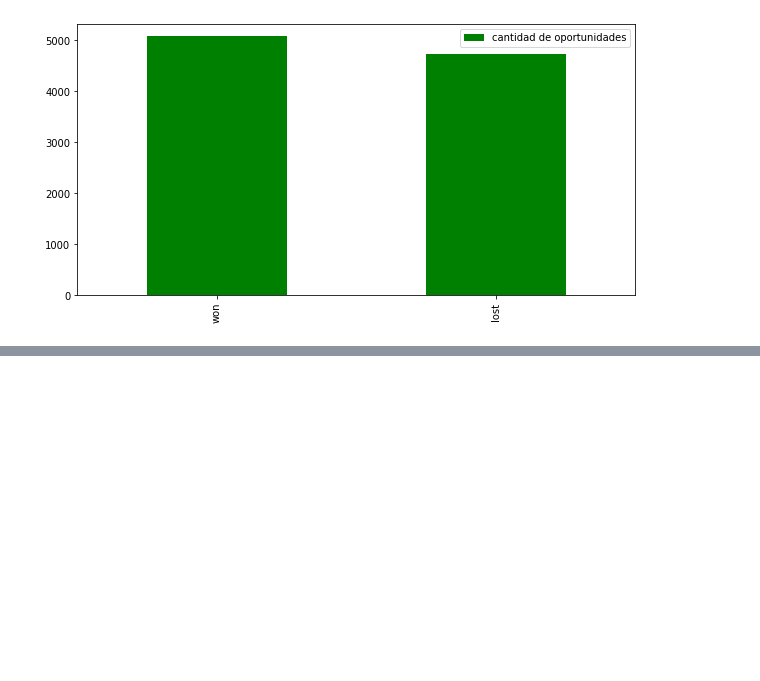
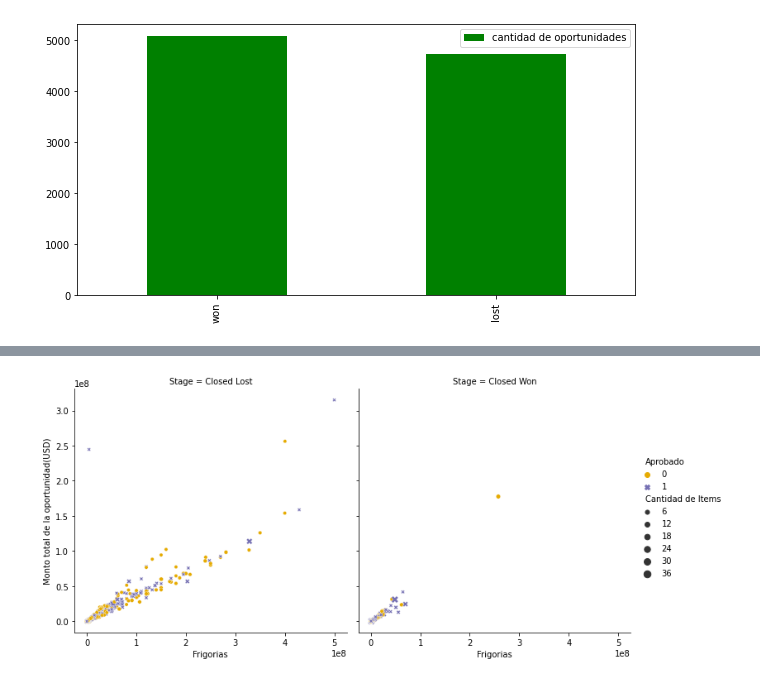
Before and after one commit to FernandoSinisi/Orga-Datos-2C-2020, a Jupyter notebook: TP1/Graficos.ipynb, the cells around one changed output, grey strips where cells are left out. Cells and saved outputs as stored; diff of their text form; code cells hidden in the pictures; blank space fills up the shorter version.

```diff
--- a/TP1/Graficos.ipynb
+++ b/TP1/Graficos.ipynb
@@ -667,0 +695,27 @@ won_vs_lost
+# %%
+#funcion para calcular la conversion a dolar
+def conversion(x):
+    if (x["Total_Taxable_Amount_Currency"] == "USD"):
+        return 1
+    elif (x["Total_Taxable_Amount_Currency"] == x["ASP_Currency"] and float(x["ASP"]) != 0):
+        return x["ASP_(converted)"] / float(x["ASP"])
+    else:
+        return None
+# %%
+#df_rp = df.copy()
+#creo condicion donde para filtrar registros donde no tenga manera de convertir a moneda el total taxeable
+condition = (df['Total_Taxable_Amount_Currency'] != df['Total_Amount_Currency'])\
+& (df['Total_Taxable_Amount_Currency'] != df['ASP_Currency'])\
+& (df['Total_Taxable_Amount_Currency'] != df['ASP_(converted)_Currency'])
+# %%
+df_rp = df.loc[condition!= True & df["Stage"].str.contains("Close"),['Opportunity_ID','Total_Amount', 'Stage', 'Total_Amount_Currency','ASP','ASP_Currency','ASP_(converted)','ASP_(converted)_Currency','Total_Taxable_Amount','Total_Taxable_Amount_Currency', 'Pricing, Delivery_Terms_Approved']]
+
+#agrego el valor de conversion a moneda dolar
+df_rp["convertion"] = df_rp.apply(conversion, axis=1)
+#Convierto el total tax amount a moneda dolar para poder comparar
+df_rp["Total Taxable Amount (USD)"] = df_rp["Total_Taxable_Amount"] * df_rp["convertion"]
+df_rp = df_rp.groupby("Opportunity_ID").agg({'ASP_Currency': 'count', 'Total Taxable Amount (USD)': 'mean', 'Stage': 'first', 'Pricing, Delivery_Terms_Approved': 'first', 'ASP_(converted)': 'mean'}).reset_index()
+df_rp.rename(columns = {'ASP_Currency': 'Cantidad de Items', 'Pricing, Delivery_Terms_Approved': 'Aprobado'}, inplace = True)
+df_rp['Frigorias'] = df_rp['Total Taxable Amount (USD)'] / df_rp['ASP_(converted)']
+df_rp.rename(columns = {'Total Taxable Amount (USD)': 'Monto total de la oportunidad(USD)'}, inplace = True)
+df_rp
@@ -667,0 +736,8 @@ won_vs_lost
+# %%
+ax = sns.relplot(
+    data=df_rp,
+    x="Frigorias", y="Monto total de la oportunidad(USD)", col="Stage",
+    hue="Aprobado", style="Aprobado", size="Cantidad de Items", palette = "Dark2_r"
+)
+# %% [output]
+[figure, added]
```
Also changed, not shown: parts of 8 cells of this notebook.
